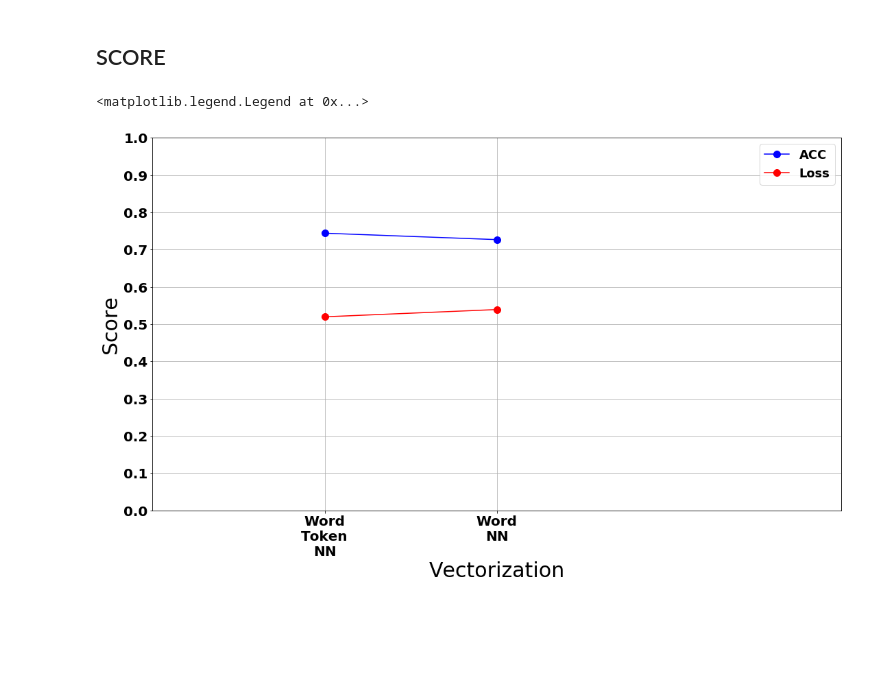
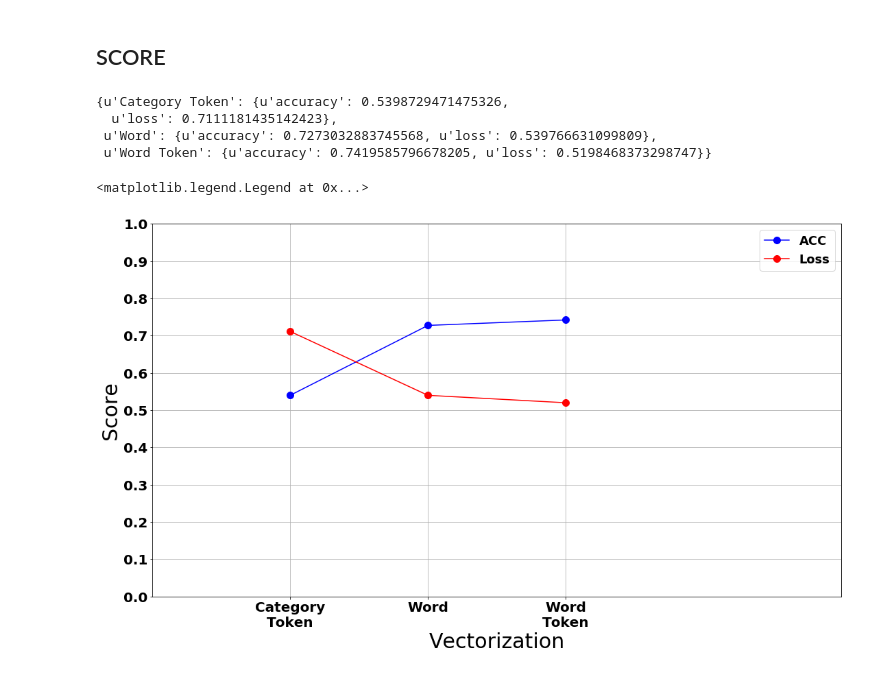
Before and after one commit to dazcona/user2code2vec, a Jupyter notebook: code2vec Embeddings.ipynb, the cells around one changed output. Cells and saved outputs as stored; diff of their text form; code cells hidden in the pictures; blank space fills up the shorter version.

```diff
--- a/code2vec Embeddings.ipynb
+++ b/code2vec Embeddings.ipynb
@@ -903,20 +922,29 @@ scores = {
+# %%
+scores = json.load(open('data/processed/embeddings_scores.json'))
+# %%
+scores
+# %% [output]
+{u'Category Token': {u'accuracy': 0.5398729471475326,
+  u'loss': 0.7111181435142423},
+ u'Word': {u'accuracy': 0.7273032883745568, u'loss': 0.539766631099809},
+ u'Word Token': {u'accuracy': 0.7419585796678205, u'loss': 0.5198468373298747}}
 # %%
 x = range(len(scores))
-acc = [v[1] for k, v in scores.items()]
-loss = [v[0] for k, v in scores.items()]
+acc = [v['accuracy'] for k, v in scores.items()]
+loss = [v['loss'] for k, v in scores.items()]
 keys = [k.replace(' ', '\n') for k, v in scores.items()]
 
 plt.subplots(figsize=(18, 10))
 plt.grid()
 plt.plot(x, acc, 'o-', color='b', label='ACC', markersize=10)
 plt.plot(x, loss, 'o-', color='red', label='Loss', markersize=10)
 plt.ylabel('Score', fontsize=30)
 plt.xlabel('Vectorization', fontsize=30)
 plt.xlim([-1, len(scores) + 1])
 plt.xticks(x, keys)
 plt.ylim([0, 1])
 plt.yticks(np.arange(0, 1.1, 0.1))
 plt.legend(loc="upper right", fontsize=18)
 # %% [output]
 <matplotlib.legend.Legend at 0x...>
-[figure, old version]
+[figure, new version]
```
Also changed, not shown: parts of 65 cells of this notebook, 1 other file.
